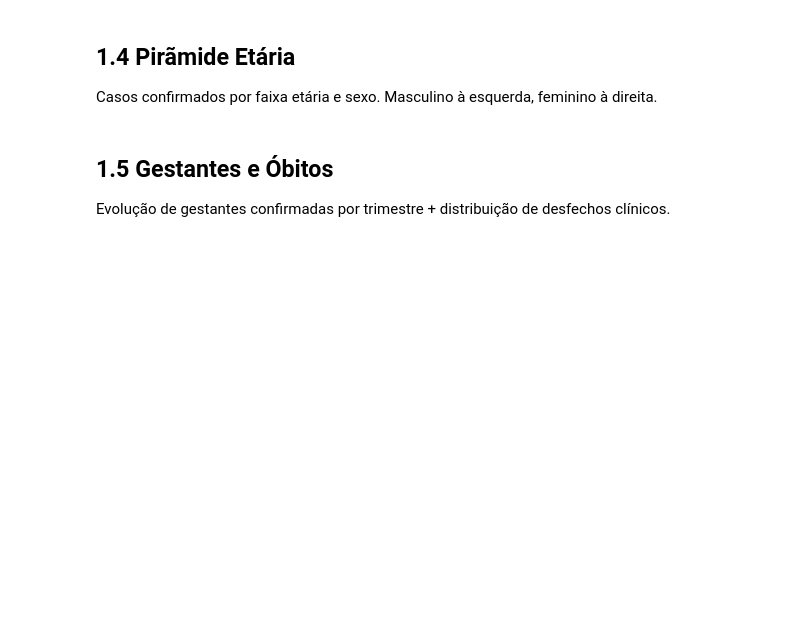
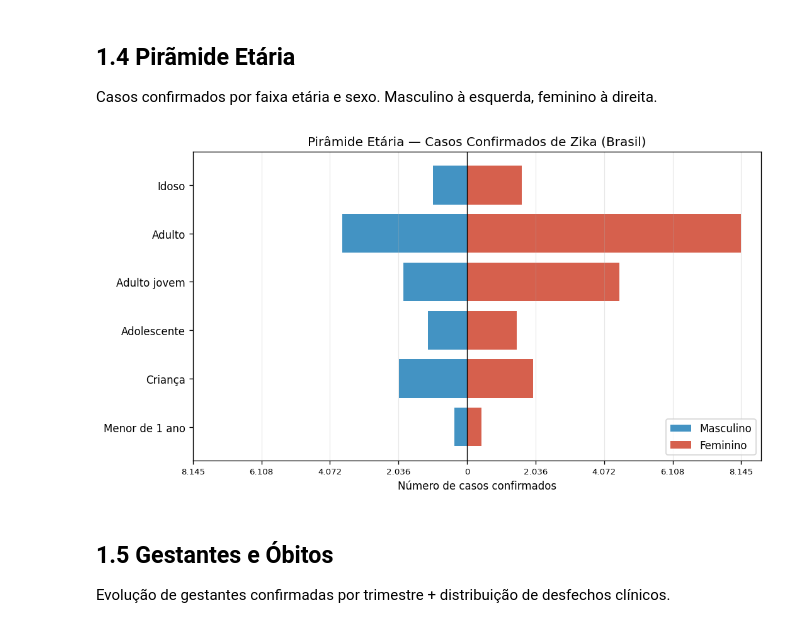
Before and after one commit to LucasAugustoRodrigues/projeto-zika-sinan, a Jupyter notebook: notebooks/01_exploratory_analysis.ipynb, the cells around one changed output. Saved outputs shown, nothing was run; the diff lists cells and outputs as text; code cells hidden in the pictures; blank space fills up the shorter version.

```diff
--- a/notebooks/01_exploratory_analysis.ipynb
+++ b/notebooks/01_exploratory_analysis.ipynb
@@ -177,7 +183,7 @@ DB_PARAMS = {
     'port':     int(os.getenv('PGPORT', '5432')),
     'dbname':   os.getenv('PGDATABASE', 'zika'),
     'user':     os.getenv('PGUSER',     'postgres'),
-    'password': os.getenv('PGPASSWORD', ''),
+    'password': os.getenv('PGPASSWORD', 'lucas01'),
 }
 
 
@@ -198,33 +204,35 @@ pivot = (
         index='faixa_etaria', columns='cs_sexo', values='total',
         aggfunc='sum', fill_value=0
     )
     .reindex(FAIXAS)
     .fillna(0)
 )
 
 masc = pivot.get('M', pd.Series(0, index=FAIXAS, dtype=float)).values
 fem  = pivot.get('F', pd.Series(0, index=FAIXAS, dtype=float)).values
 
 y = np.arange(len(FAIXAS))
 fig, ax = plt.subplots(figsize=(9, 5))
 
 ax.barh(y, -masc, align='center', color='#4393c3', label='Masculino')
 ax.barh(y,  fem,  align='center', color='#d6604d', label='Feminino')
 
 ax.set_yticks(y)
 ax.set_yticklabels(FAIXAS)
 ax.axvline(0, color='black', lw=0.8)
 
 max_val = max(masc.max(), fem.max())
 ticks   = np.linspace(-max_val, max_val, 9)
 ax.set_xticks(ticks)
 ax.set_xticklabels([f'{abs(int(t)):,}'.replace(',', '.') for t in ticks], fontsize=8)
 ax.set_xlabel('Número de casos confirmados')
 ax.set_title('Pirâmide Etária — Casos Confirmados de Zika (Brasil)', fontsize=12)
 ax.legend(loc='lower right')
 ax.grid(axis='x', alpha=0.3, lw=0.7)
 fig.tight_layout()
 plt.show()
+# %% [output]
+[figure, added]
 # %% [markdown]
 ## 1.5 Gestantes e Óbitos
 
```
Also changed, not shown: parts of 5 cells of this notebook, 4 other files.
